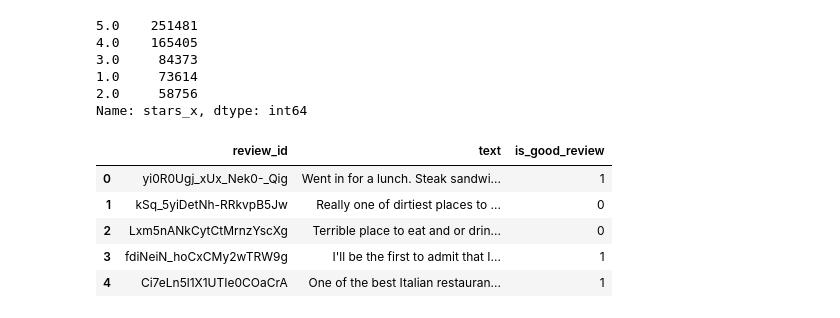
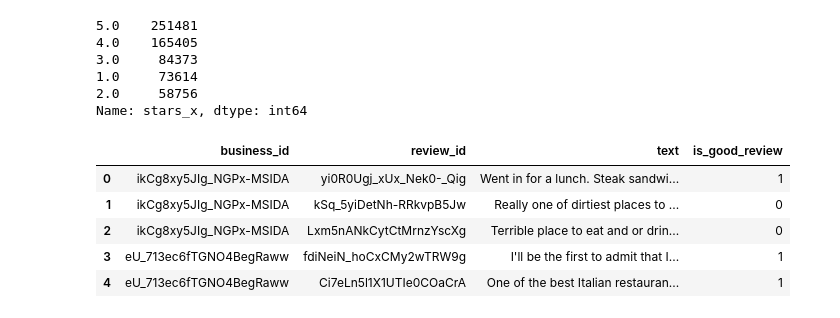
Before and after one commit to linmapitt/Springboard, a Jupyter notebook: CapStone_Project_2/Cap2_Review_Analysis.ipynb, the cells around one changed output. Cells and saved outputs as stored; diff of their text form; code cells hidden in the pictures.

```diff
--- a/CapStone_Project_2/Cap2_Review_Analysis.ipynb
+++ b/CapStone_Project_2/Cap2_Review_Analysis.ipynb
@@ -1,7 +1,7 @@
 # %%
 import pandas as pd
 # %%
-rev_df_1 = pd.read_csv('C:/Users/jijun/Desktop/yelp_datasets/rev_dataframe_1.csv', sep='\t')
+rev_df_1 = pd.read_csv('C:/Users/jijun/Desktop/yelp_datasets/rev_dataframe_1.csv', sep='\t', encoding="utf-8")
 # %%
 rev_df_1.shape
 #res_df_1.head()
@@ -44,0 +55,2 @@ rev_final.head(50)
+# %%
+rev_final_2 = rev_final.drop(rev_final.index[[93397,93398,93399, 93400]]).copy()
@@ -53,16 +69,16 @@ rev_final['stars_x'].value_counts()
 Name: stars_x, dtype: int64
 # %%
 # create the label
-rev_final['is_good_review'] = rev_final['stars_x'].apply(lambda x: 1 if x >= 3 else 0)
+rev_final_2['is_good_review'] = rev_final_2['stars_x'].apply(lambda x: 1 if x >= 3 else 0)
 
 # select only relevant columns
-reviews_df = rev_final[['review_id', 'text', 'is_good_review']]
+reviews_df = rev_final_2[['business_id','review_id', 'text', 'is_good_review']]
 
 reviews_df.head()
 # %% [output]
-|  | review_id | text | is_good_review |
-| 0 | yi0R0Ugj_xUx_Nek0-_Qig | Went in for a lunch. Steak sandwi... | 1 |
-| 1 | kSq_5yiDetNh-RRkvpB5Jw | Really one of dirtiest places to ... | 0 |
-| 2 | Lxm5nANkCytCtMrnzYscXg | Terrible place to eat and or drin... | 0 |
-| 3 | fdiNeiN_hoCxCMy2wTRW9g | I'll be the first to admit that I... | 1 |
-| 4 | Ci7eLn5l1X1UTIe0COaCrA | One of the best Italian restauran... | 1 |
+|  | business_id | review_id | text | is_good_review |
+| 0 | ikCg8xy5JIg_NGPx-MSIDA | yi0R0Ugj_xUx_Nek0-_Qig | Went in for a lunch. Steak sandwi... | 1 |
+| 1 | ikCg8xy5JIg_NGPx-MSIDA | kSq_5yiDetNh-RRkvpB5Jw | Really one of dirtiest places to ... | 0 |
+| 2 | ikCg8xy5JIg_NGPx-MSIDA | Lxm5nANkCytCtMrnzYscXg | Terrible place to eat and or drin... | 0 |
+| 3 | eU_713ec6fTGNO4BegRaww | fdiNeiN_hoCxCMy2wTRW9g | I'll be the first to admit that I... | 1 |
+| 4 | eU_713ec6fTGNO4BegRaww | Ci7eLn5l1X1UTIe0COaCrA | One of the best Italian restauran... | 1 |
```
Also changed, not shown: parts of 20 cells of this notebook.
